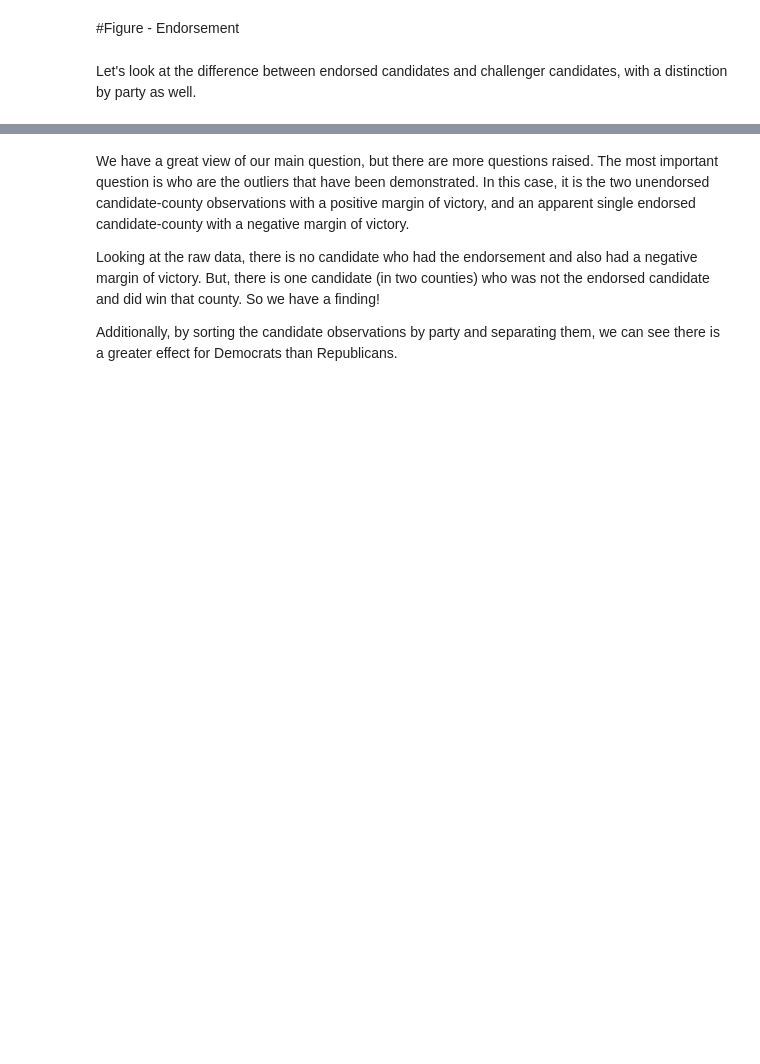
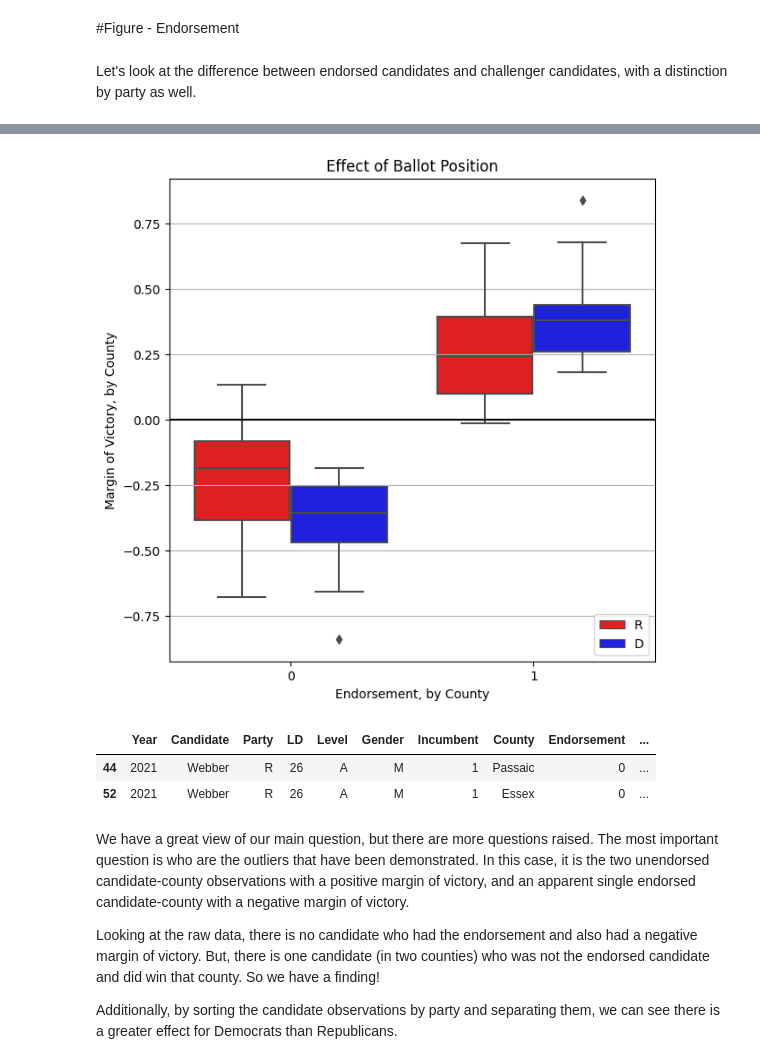
Before and after one commit to fleckc/visSP23, a Jupyter notebook: ps4.ipynb, the cells around one changed output, grey strips where cells are left out. Drawn from its saved outputs; the diff is of its cells as text; code cells hidden in the pictures; blank space fills up the shorter version.

Commit message:
some ideas: boxplot, id interesting vars

```diff
--- a/ps4.ipynb
+++ b/ps4.ipynb
@@ -63,3 +65,22 @@ TypeError: ignored
+# %%
+#aok: trying a boxplot
+fig, ax = plt.subplots(figsize = (7,7))
+sns.set_palette(partycolor)
+ax = sns.boxplot(data = njline,x='Endorsement',y='Margin.of.Victory.County', hue = 'Party', dodge = True)
+ax.set(xlabel = "Endorsement, by County", ylabel = "Margin of Victory, by County", title = "Effect of Ballot Position")
+plt.grid(axis='y', color='.7')
+ax.axhline(0.0, color = "black") #who wins and loses is determined by this line!
+plt.legend(loc = 'lower right')
+plt.show();
+# %% [output]
+[figure, added]
+# %%
+#aok: identify interesting points
+njline[ (njline['Margin.of.Victory.County']> 0) & (njline['Party']== 'R')  & (njline['Endorsement']== 0) ]
+# %% [output]
+|  | Year | Candidate | Party | LD | Level | Gender | Incumbent | County | Endorsement | ... |
+| 44 | 2021 | Webber | R | 26 | A | M | 1 | Passaic | 0 | ... |
+| 52 | 2021 | Webber | R | 26 | A | M | 1 | Essex | 0 | ... |
 # %% [markdown]
 We have a great view of our main question, but there are more questions raised. The most important question is who are the outliers that have been demonstrated. In this case, it is the two unendorsed candidate-county observations with a positive margin of victory, and an apparent single endorsed candidate-county with a negative margin of victory.
 
```
Also changed, not shown: parts of 2 cells of this notebook.
